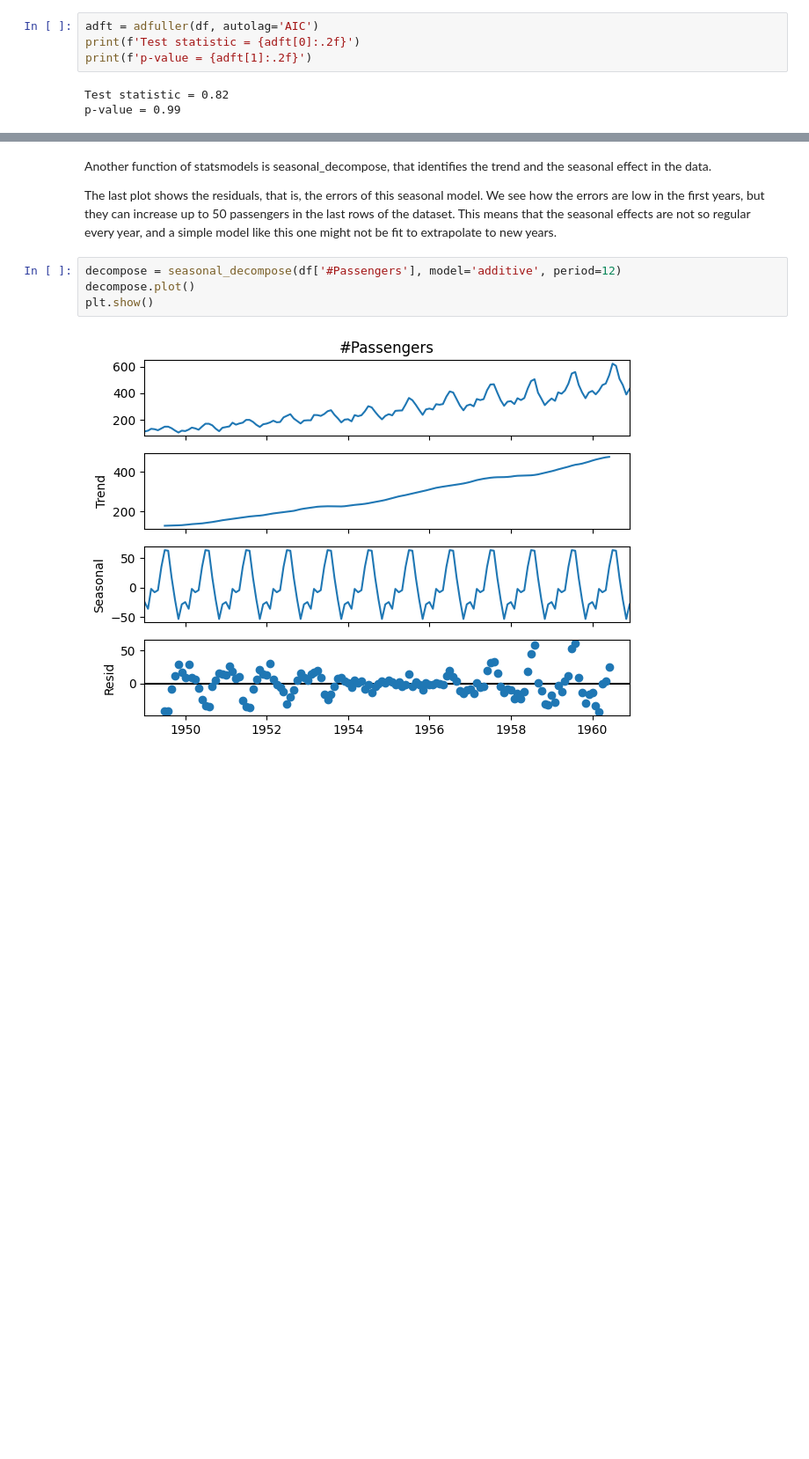
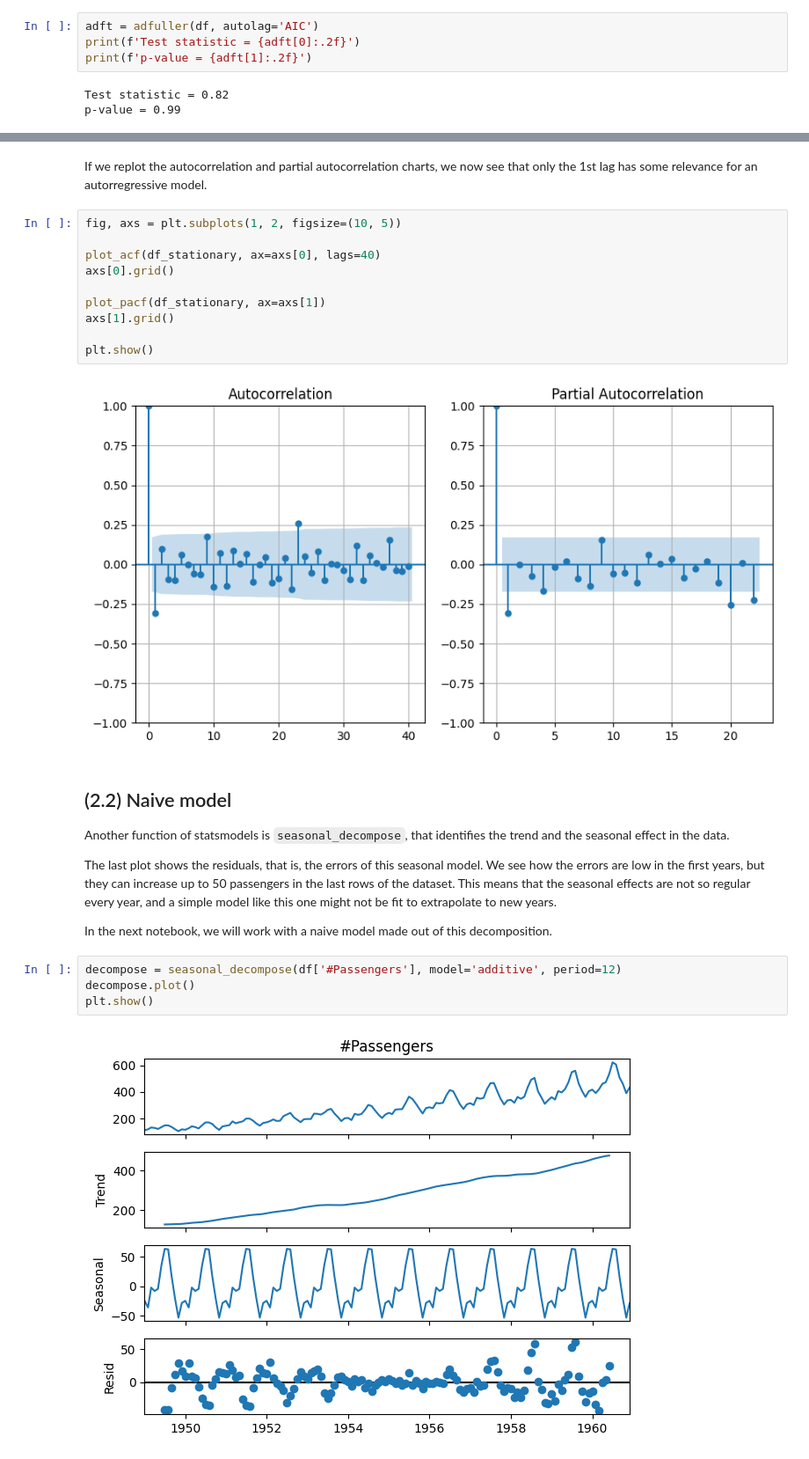
Before and after one commit to mlopez13/tsa_air_passengers, a Jupyter notebook: n1_eda.ipynb, the cells around one changed output, grey strips where cells are left out. Shown at 88% size. Drawn from its saved outputs; the diff is of its cells as text; blank space fills up the shorter version.

```diff
--- a/n1_eda.ipynb
+++ b/n1_eda.ipynb
@@ -160,7 +182,25 @@ One Year Lag:  0.9905273692085446
+# %% [markdown]
+If we replot the autocorrelation and partial autocorrelation charts, we now see that only the 1st lag has some relevance for an autorregressive model.
+# %%
+fig, axs = plt.subplots(1, 2, figsize=(10, 5))
+
+plot_acf(df_stationary, ax=axs[0], lags=40)
+axs[0].grid()
+
+plot_pacf(df_stationary, ax=axs[1])
+axs[1].grid()
+
+plt.show()
+# %% [output]
+[figure, added]
 # %% [markdown]
-Another function of statsmodels is seasonal_decompose, that identifies the trend and the seasonal effect in the data.
+## (2.2) Naive model
+
+Another function of statsmodels is `seasonal_decompose`, that identifies the trend and the seasonal effect in the data.
 
 The last plot shows the residuals, that is, the errors of this seasonal model. We see how the errors are low in the first years, but they can increase up to 50 passengers in the last rows of the dataset. This means that the seasonal effects are not so regular every year, and a simple model like this one might not be fit to extrapolate to new years.
+
+In the next notebook, we will work with a naive model made out of this decomposition.
 # %%
 decompose = seasonal_decompose(df['#Passengers'], model='additive', period=12)
 decompose.plot()
```
Also changed, not shown: parts of 11 cells of this notebook, 6 other files.
